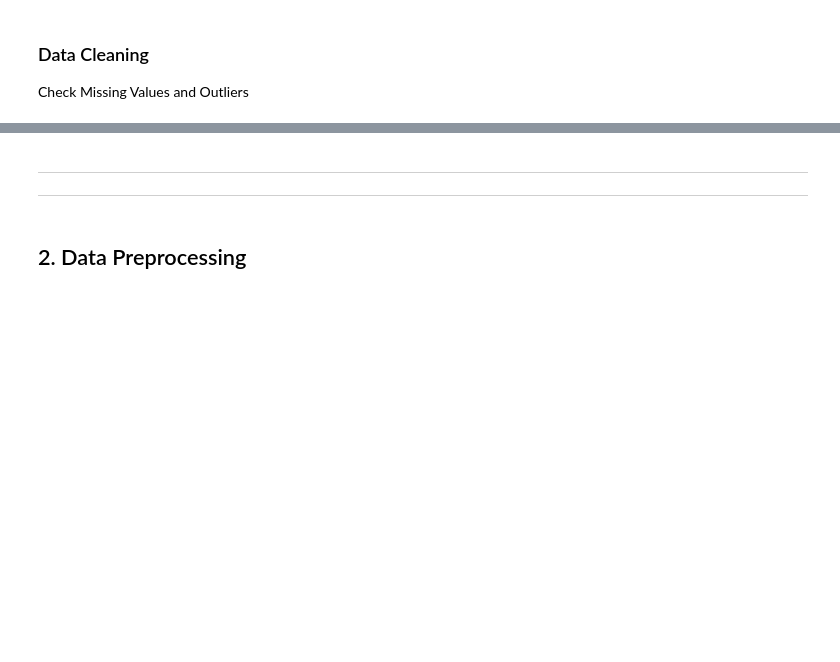
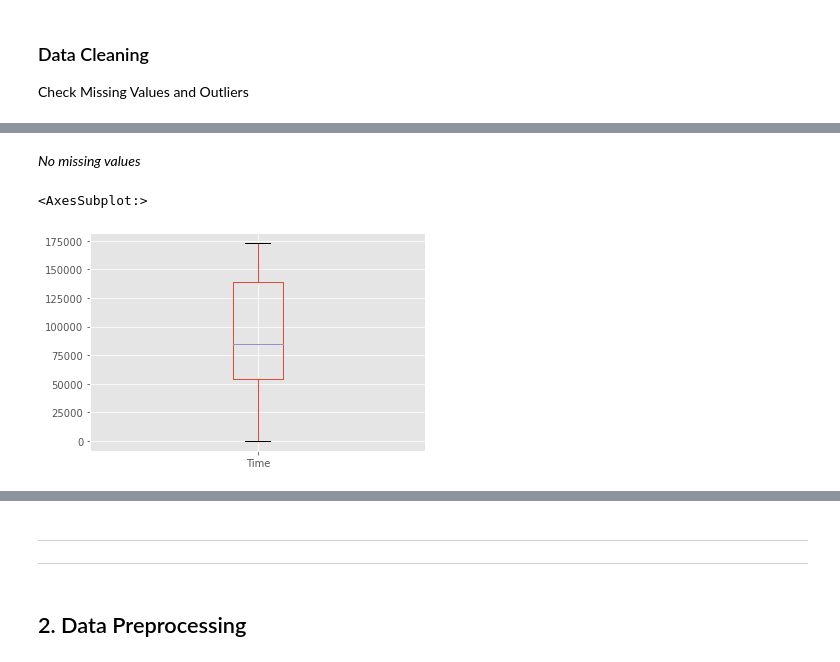
Before and after one commit to smeteo/Data_Science_and_Machine_Learning, a Jupyter notebook: 8._Capstone_Projects/Project_4_Fraud_Detection/Fraud Detection.ipynb, the cells around one changed output, grey strips where cells are left out. Saved outputs shown, nothing was run; the diff lists cells and outputs as text; code cells hidden in the pictures; blank space fills up the shorter version.

```diff
--- a/8._Capstone_Projects/Project_4_Fraud_Detection/Fraud Detection.ipynb
+++ b/8._Capstone_Projects/Project_4_Fraud_Detection/Fraud Detection.ipynb
@@ -156,0 +174,7 @@ Check Missing Values and Outliers
+# %% [markdown]
+_No missing values_
+# %%
+df.Time.plot.box()
+# %% [output]
+<AxesSubplot:>
+[figure, added]
```
Also changed, not shown: parts of 8 cells of this notebook, 1 other file.
